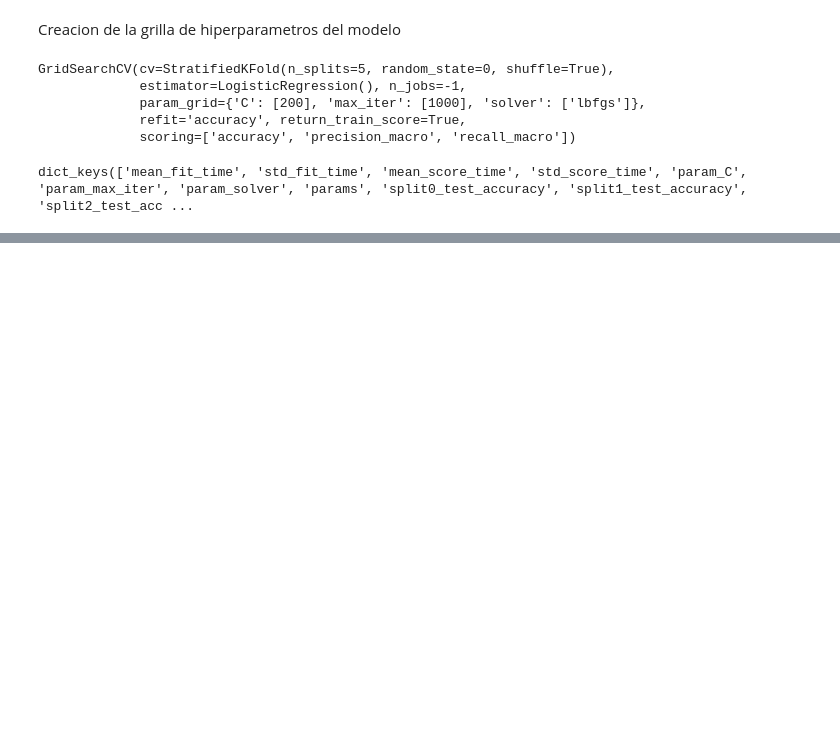
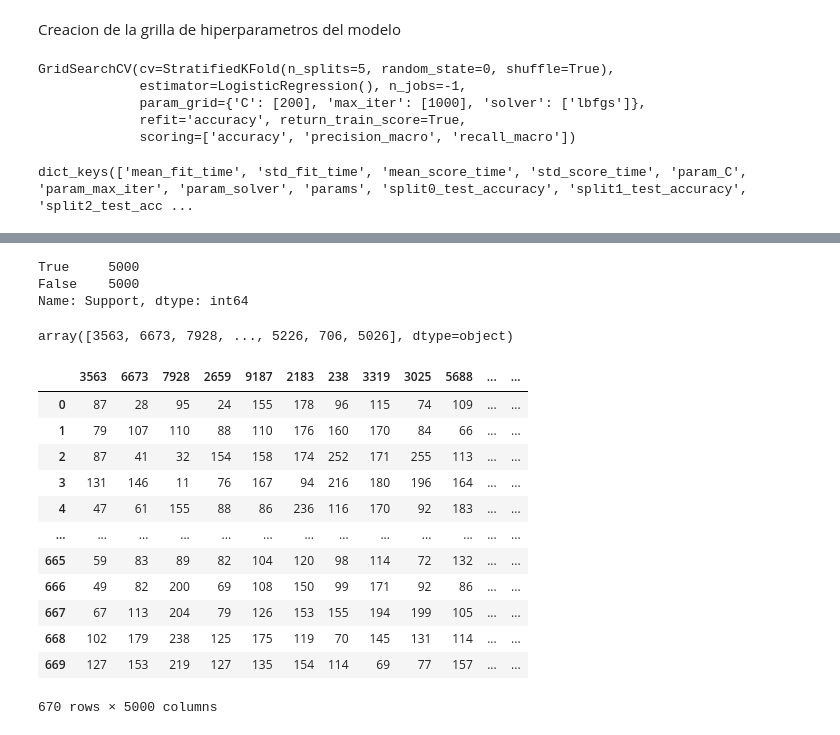
Before and after one commit to mauriciomem/desafio_final, a Jupyter notebook: final/desafio_final-final.ipynb, the cells around one changed output, grey strips where cells are left out. Saved outputs shown, nothing was run; the diff lists cells and outputs as text; code cells hidden in the pictures; blank space fills up the shorter version.

```diff
--- a/final/desafio_final-final.ipynb
+++ b/final/desafio_final-final.ipynb
@@ -430,0 +446,2 @@ data_features.shape, data_target.shape
+# %%
+target = data_target.to_frame()
@@ -430,0 +455,2 @@ data_features.shape, data_target.shape
+# %%
+data = data_features.join(data_target)
@@ -1148,0 +1241,6 @@ print(classification_report(y_test_pred_cv, y_test))
+# %%
+kbest_feat.Support.value_counts()
+# %% [output]
+True     5000
+False    5000
+Name: Support, dtype: int64
@@ -1148,0 +1249,20 @@ print(classification_report(y_test_pred_cv, y_test))
+# %%
+kbest_support_mask
+# %% [output]
+array([3563, 6673, 7928, ..., 5226, 706, 5026], dtype=object)
+# %%
+data.loc[:, kbest_support_mask]
+# %% [output]
+|  | 3563 | 6673 | 7928 | 2659 | 9187 | 2183 | 238 | 3319 | 3025 | 5688 | ... | ... |
+| 0 | 87 | 28 | 95 | 24 | 155 | 178 | 96 | 115 | 74 | 109 | ... | ... |
+| 1 | 79 | 107 | 110 | 88 | 110 | 176 | 160 | 170 | 84 | 66 | ... | ... |
+| 2 | 87 | 41 | 32 | 154 | 158 | 174 | 252 | 171 | 255 | 113 | ... | ... |
+| 3 | 131 | 146 | 11 | 76 | 167 | 94 | 216 | 180 | 196 | 164 | ... | ... |
+| 4 | 47 | 61 | 155 | 88 | 86 | 236 | 116 | 170 | 92 | 183 | ... | ... |
+| ... | ... | ... | ... | ... | ... | ... | ... | ... | ... | ... | ... | ... |
+| 665 | 59 | 83 | 89 | 82 | 104 | 120 | 98 | 114 | 72 | 132 | ... | ... |
+| 666 | 49 | 82 | 200 | 69 | 108 | 150 | 99 | 171 | 92 | 86 | ... | ... |
+| 667 | 67 | 113 | 204 | 79 | 126 | 153 | 155 | 194 | 199 | 105 | ... | ... |
+| 668 | 102 | 179 | 238 | 125 | 175 | 119 | 70 | 145 | 131 | 114 | ... | ... |
+| 669 | 127 | 153 | 219 | 127 | 135 | 154 | 114 | 69 | 77 | 157 | ... | ... |
+670 rows × 5000 columns
```
Also changed, not shown: parts of 40 cells of this notebook, 4 other files.
